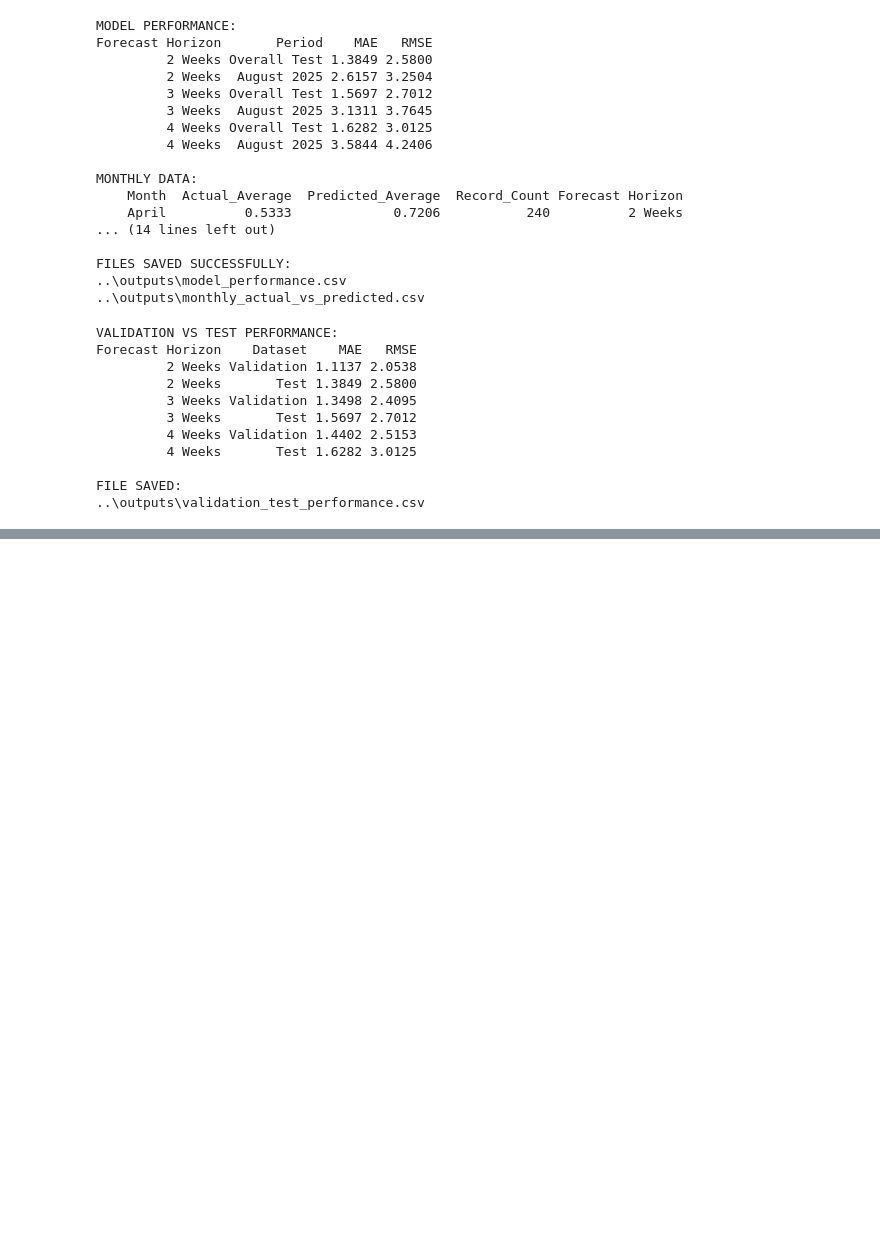
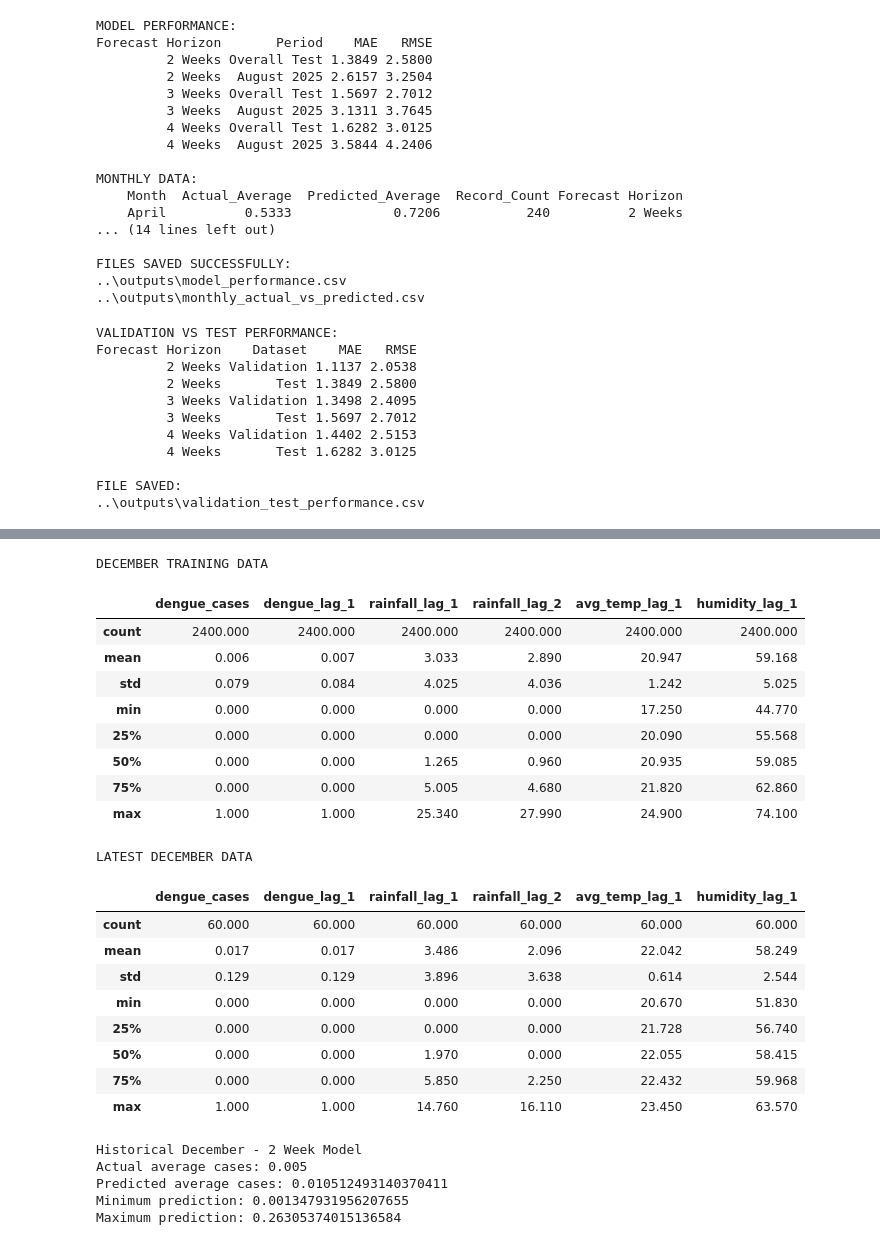
Before and after one commit to MohammadshahedulIslamsabbir/Dengue_Prediction_by_Ctrl_Freakz, a Jupyter notebook: notebooks/dengue_outbreak_prediction.ipynb, the cells around one changed output, grey strips where cells are left out. Saved outputs shown, nothing was run; the diff lists cells and outputs as text; code cells hidden in the pictures; blank space fills up the shorter version.

```diff
--- a/notebooks/dengue_outbreak_prediction.ipynb
+++ b/notebooks/dengue_outbreak_prediction.ipynb
@@ -3030,0 +3449,74 @@ FILE SAVED:
+# %%
+# Compare December data only
+
+df_clean["date"] = pd.to_datetime(df_clean["date"])
+
+december_training = df_clean[
+    df_clean["date"].dt.month == 12
+]
+
+check_columns = [
+    "dengue_cases",
+    "dengue_lag_1",
+    "rainfall_lag_1",
+    "rainfall_lag_2",
+    "avg_temp_lag_1",
+    "humidity_lag_1"
+]
+
+print("DECEMBER TRAINING DATA")
+display(
+    december_training[check_columns]
+    .describe()
+    .round(3)
+)
+
+print("\nLATEST DECEMBER DATA")
+display(
+    latest_ward_features[check_columns]
+    .describe()
+    .round(3)
+)
+# %% [output]
+DECEMBER TRAINING DATA
+|  | dengue_cases | dengue_lag_1 | rainfall_lag_1 | rainfall_lag_2 | avg_temp_lag_1 | humidity_lag_1 |
+| count | 2400.000 | 2400.000 | 2400.000 | 2400.000 | 2400.000 | 2400.000 |
+| mean | 0.006 | 0.007 | 3.033 | 2.890 | 20.947 | 59.168 |
+| std | 0.079 | 0.084 | 4.025 | 4.036 | 1.242 | 5.025 |
+| min | 0.000 | 0.000 | 0.000 | 0.000 | 17.250 | 44.770 |
+| 25% | 0.000 | 0.000 | 0.000 | 0.000 | 20.090 | 55.568 |
+| 50% | 0.000 | 0.000 | 1.265 | 0.960 | 20.935 | 59.085 |
+| 75% | 0.000 | 0.000 | 5.005 | 4.680 | 21.820 | 62.860 |
+| max | 1.000 | 1.000 | 25.340 | 27.990 | 24.900 | 74.100 |
+LATEST DECEMBER DATA
+|  | dengue_cases | dengue_lag_1 | rainfall_lag_1 | rainfall_lag_2 | avg_temp_lag_1 | humidity_lag_1 |
+| count | 60.000 | 60.000 | 60.000 | 60.000 | 60.000 | 60.000 |
+| mean | 0.017 | 0.017 | 3.486 | 2.096 | 22.042 | 58.249 |
+| std | 0.129 | 0.129 | 3.896 | 3.638 | 0.614 | 2.544 |
+| min | 0.000 | 0.000 | 0.000 | 0.000 | 20.670 | 51.830 |
+| 25% | 0.000 | 0.000 | 0.000 | 0.000 | 21.728 | 56.740 |
+| 50% | 0.000 | 0.000 | 1.970 | 0.000 | 22.055 | 58.415 |
+| 75% | 0.000 | 0.000 | 5.850 | 2.250 | 22.432 | 59.968 |
+| max | 1.000 | 1.000 | 14.760 | 16.110 | 23.450 | 63.570 |
+# %%
+# Historical December test
+
+X_december = december_training[feature_columns]
+
+december_predictions = model_2.predict(X_december)
+
+print("Historical December - 2 Week Model")
+print("Actual average cases:",
+      december_training["dengue_cases_t_plus_2"].mean())
+
+print("Predicted average cases:",
+      december_predictions.mean())
+
+print("Minimum prediction:", december_predictions.min())
+print("Maximum prediction:", december_predictions.max())
+# %% [output]
+Historical December - 2 Week Model
+Actual average cases: 0.005
+Predicted average cases: 0.010512493140370411
+Minimum prediction: 0.001347931956207655
+Maximum prediction: 0.26305374015136584
```
Also changed, not shown: parts of 21 cells of this notebook, 5 other files.
